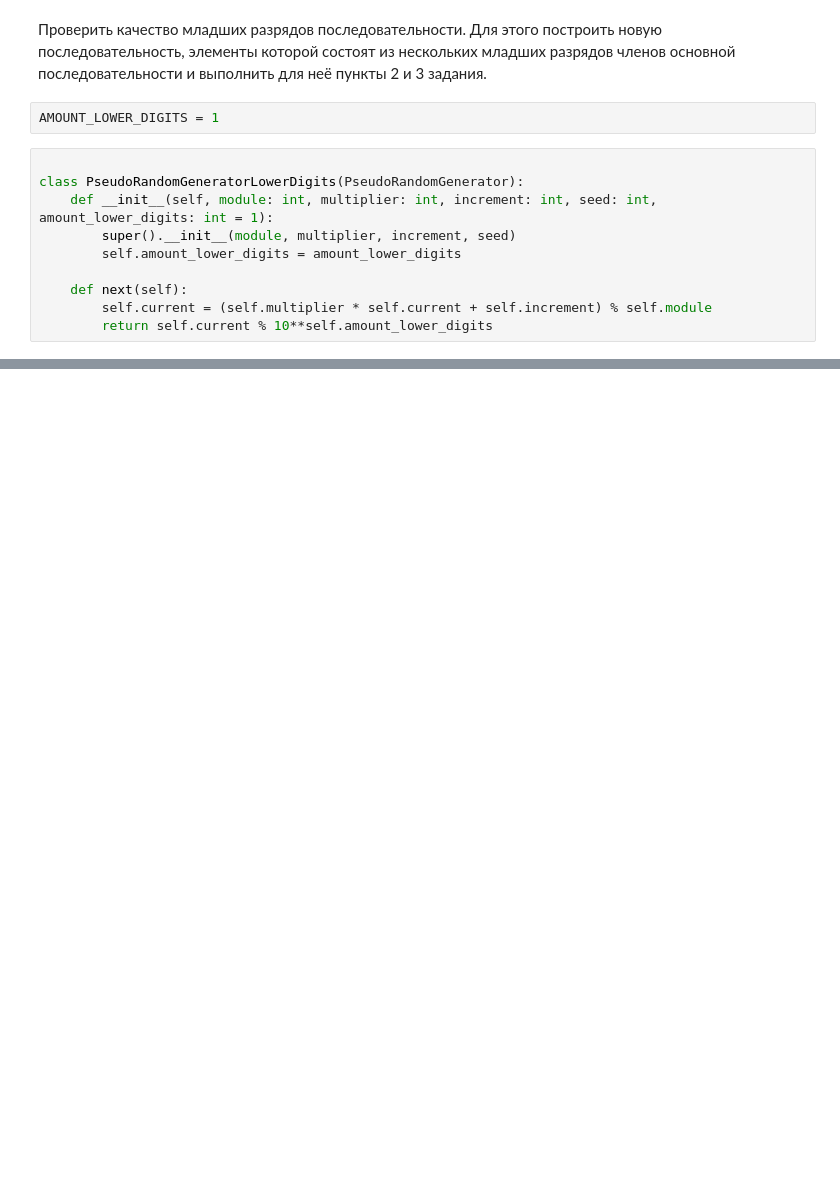
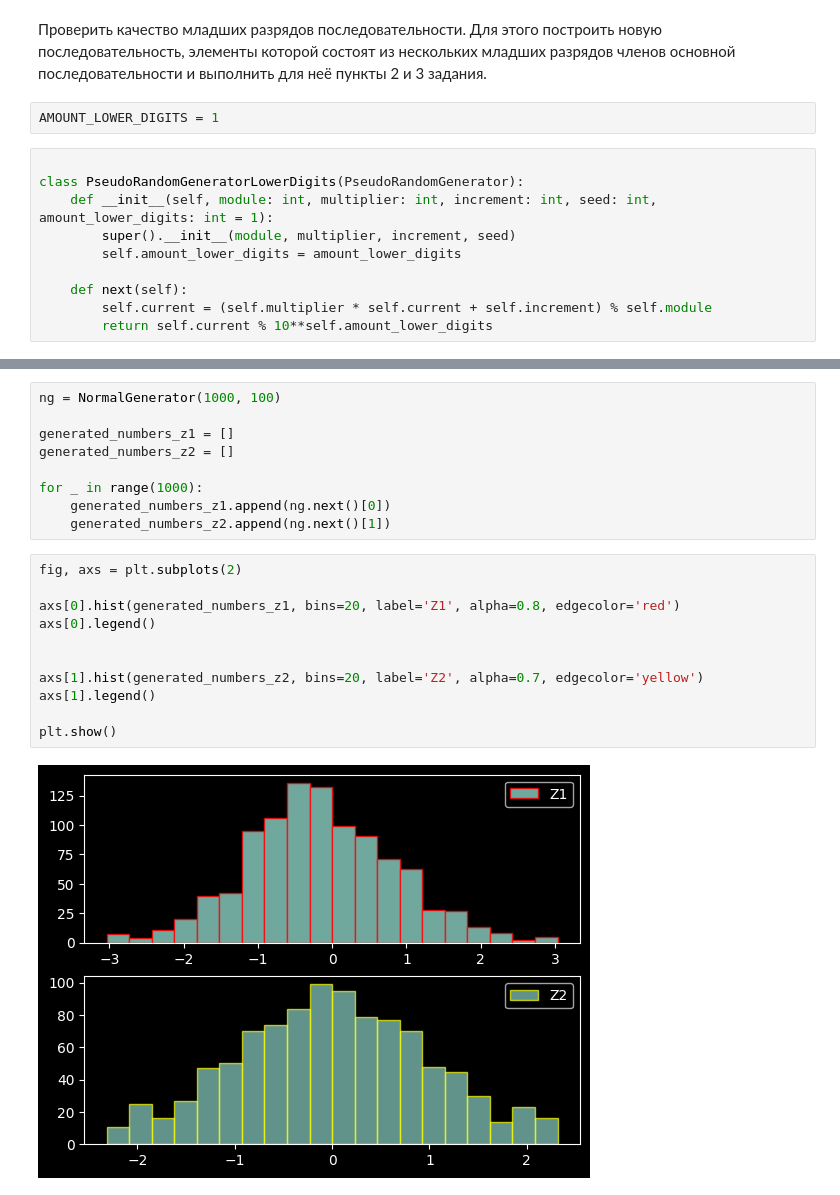
Before and after one commit to Eaeajj/master, a Jupyter notebook: 2-sem/hybrid_modeling/solutions/2-lab.ipynb, the cells around one changed output, grey strips where cells are left out. Saved outputs shown, nothing was run; the diff lists cells and outputs as text; blank space fills up the shorter version.

```diff
--- a/2-sem/hybrid_modeling/solutions/2-lab.ipynb
+++ b/2-sem/hybrid_modeling/solutions/2-lab.ipynb
@@ -178,0 +278,22 @@ print(f"Длина периода: {period_length}")
+# %%
+ng = NormalGenerator(1000, 100)
+
+generated_numbers_z1 = []
+generated_numbers_z2 = []
+
+for _ in range(1000):
+    generated_numbers_z1.append(ng.next()[0])
+    generated_numbers_z2.append(ng.next()[1])
+# %%
+fig, axs = plt.subplots(2)
+
+axs[0].hist(generated_numbers_z1, bins=20, label='Z1', alpha=0.8, edgecolor='red')
+axs[0].legend()
+
+
+axs[1].hist(generated_numbers_z2, bins=20, label='Z2', alpha=0.7, edgecolor='yellow')
+axs[1].legend()
+
+plt.show()
+# %% [output]
+[figure, added]
```
Also changed, not shown: parts of 12 cells of this notebook.
